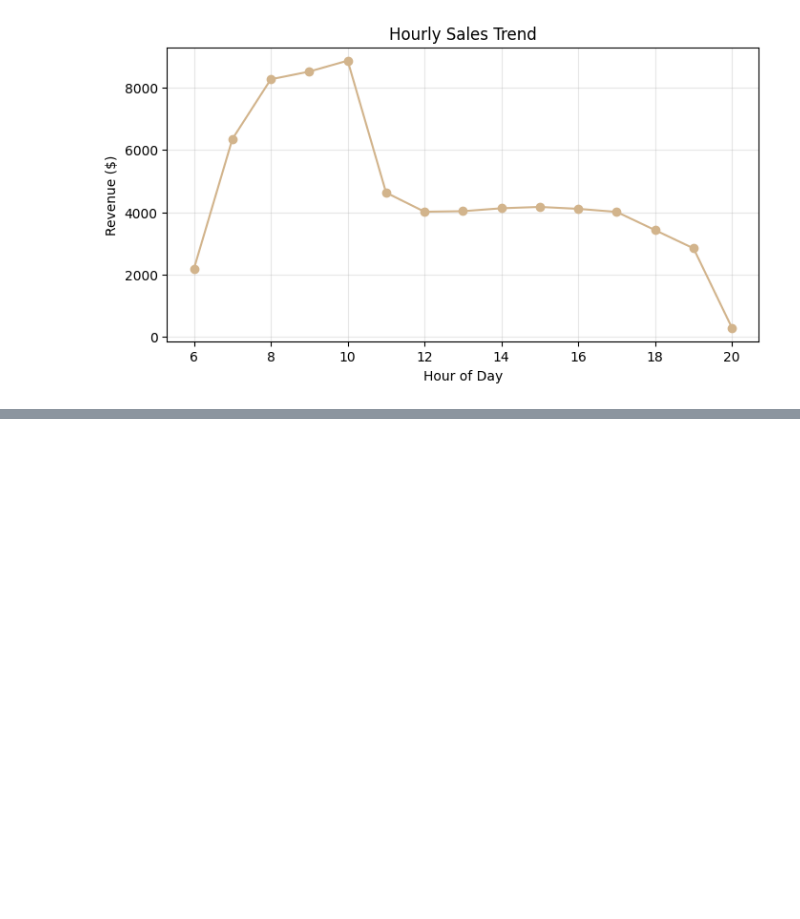
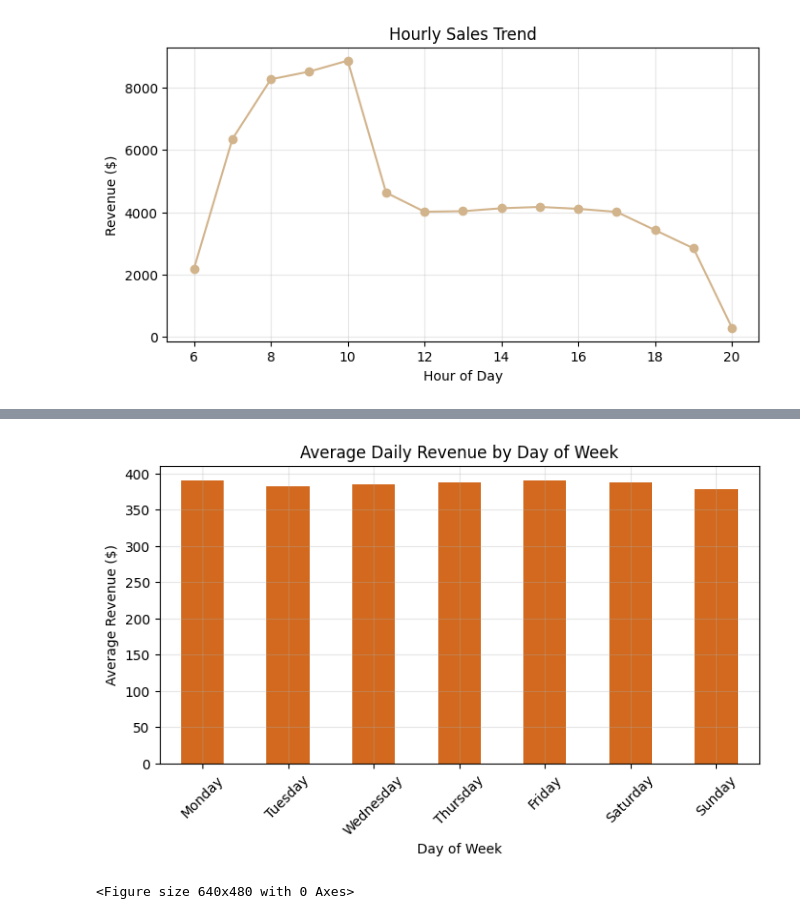
Before and after one commit to tajclachar/coffee-shop-sales-analysis, a Jupyter notebook: notebooks/coffee_shop_analysis.ipynb, the cells around one changed output, grey strips where cells are left out. Drawn from its saved outputs; the diff is of its cells as text; code cells hidden in the pictures; blank space fills up the shorter version.

```diff
--- a/notebooks/coffee_shop_analysis.ipynb
+++ b/notebooks/coffee_shop_analysis.ipynb
@@ -141,0 +177,25 @@ plt.show()
+# %%
+# Calculate average daily revenue by weekday
+dow_sales = (
+    df.groupby(["transaction_date", "day"])["revenue"]
+      .sum()
+      .groupby("day")
+      .mean()
+      .reindex(["Monday","Tuesday","Wednesday","Thursday","Friday","Saturday","Sunday"])
+)
+
+# Creating the plot
+plt.figure(figsize=(8,4))
+dow_sales.plot(kind="bar", color="chocolate")
+plt.title("Average Daily Revenue by Day of Week")
+plt.ylabel("Average Revenue ($)")
+plt.xlabel("Day of Week")
+plt.xticks(rotation=45)
+plt.grid(alpha=0.3)
+plt.show()
+
+# Save chart as PNG into visuals folder
+plt.savefig("../visual/Average_Daily_Revenue.png", dpi=300, bbox_inches="tight")
+# %% [output]
+[figure, added]
+<Figure size 640x480 with 0 Axes>
```
Also changed, not shown: parts of 4 cells of this notebook, 1 other file.
